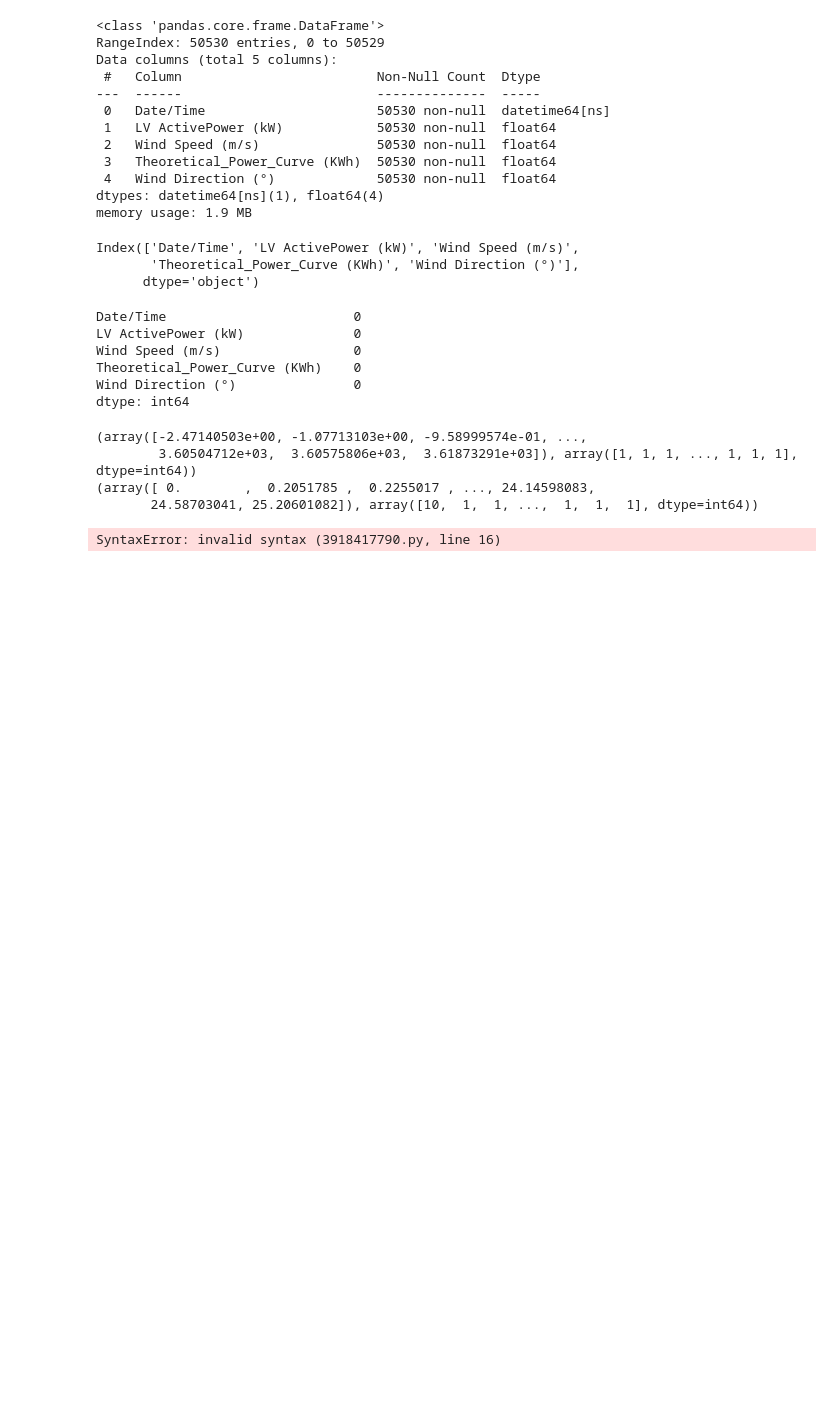
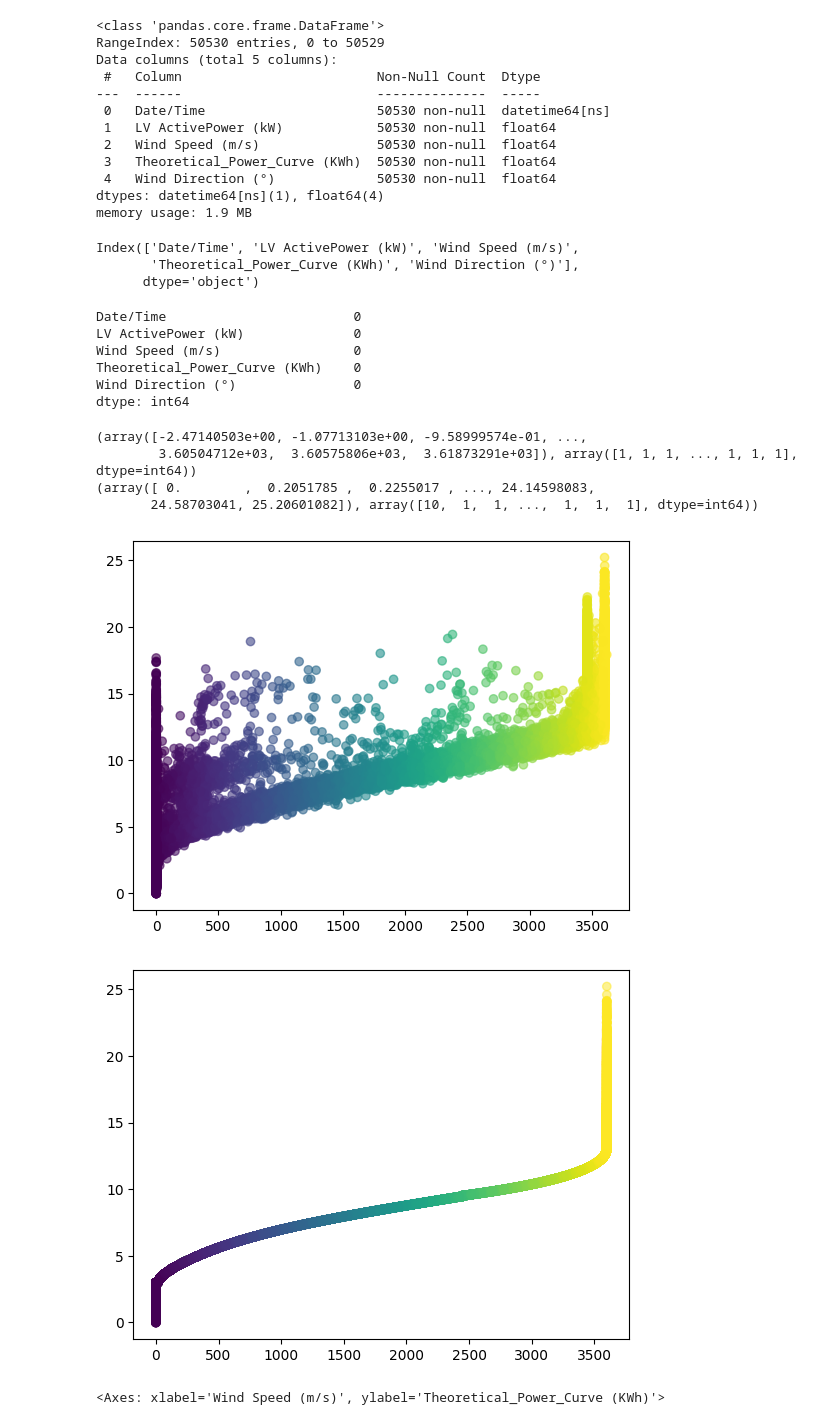
Before and after one commit to VictorSayoan/Machine_Learning, a Jupyter notebook: Analysis_Project/Analyses_Project_Real_Power/Analyse_Base_Power.ipynb, the cells around one changed output. Drawn from its saved outputs; the diff is of its cells as text; code cells hidden in the pictures; blank space fills up the shorter version.

```diff
--- a/Analysis_Project/Analyses_Project_Real_Power/Analyse_Base_Power.ipynb
+++ b/Analysis_Project/Analyses_Project_Real_Power/Analyse_Base_Power.ipynb
@@ -104,19 +104,21 @@ print(np.unique(Base_Power['Wind Speed (m/s)'], return_counts=True))
 # %%
 import matplotlib.pyplot as plt
 import seaborn as sns
 
 plt.figure(1)
 scatter1 = plt.scatter(Base_Power['LV ActivePower (kW)'], Base_Power['Wind Speed (m/s)'], alpha=0.6, c = Base_Power['LV ActivePower (kW)'])
 plt.show()
 
 plt.figure(2)
 scatter2 = plt.scatter(Base_Power['Theoretical_Power_Curve (KWh)'], Base_Power['Wind Speed (m/s)'], alpha=0.5, c = Base_Power['Theoretical_Power_Curve (KWh)'])
 plt.show()
 
 plt.figure(3)
 sns.scatterplot(data=Base_Power, x = Base_Power['Wind Speed (m/s)'], y = Base_Power['LV ActivePower (kW)'])
 
 plt.figure(4)
-sns.scatterplot(data=Base_Power, x = Base_Power=['Wind Speed (m/s)'], y = Base_Power['Theoretical_Power_Curve (KWh)'])
+sns.scatterplot(data=Base_Power, x = Base_Power['Wind Speed (m/s)'], y = Base_Power['Theoretical_Power_Curve (KWh)'])
 # %% [output]
+[figure, added]
+[figure, added]
-SyntaxError: invalid syntax (3918417790.py, line 16)
+<Axes: xlabel='Wind Speed (m/s)', ylabel='Theoretical_Power_Curve (KWh)'>
```
Also changed, not shown: parts of 1 cell of this notebook.
